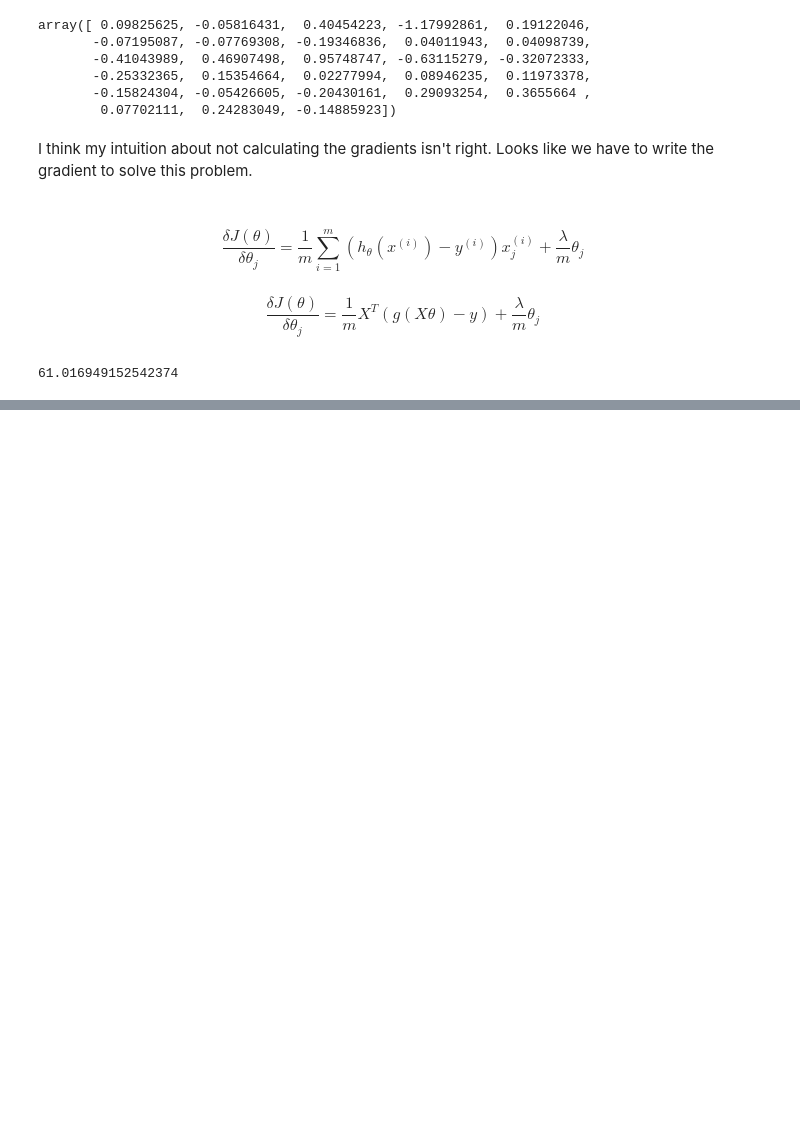
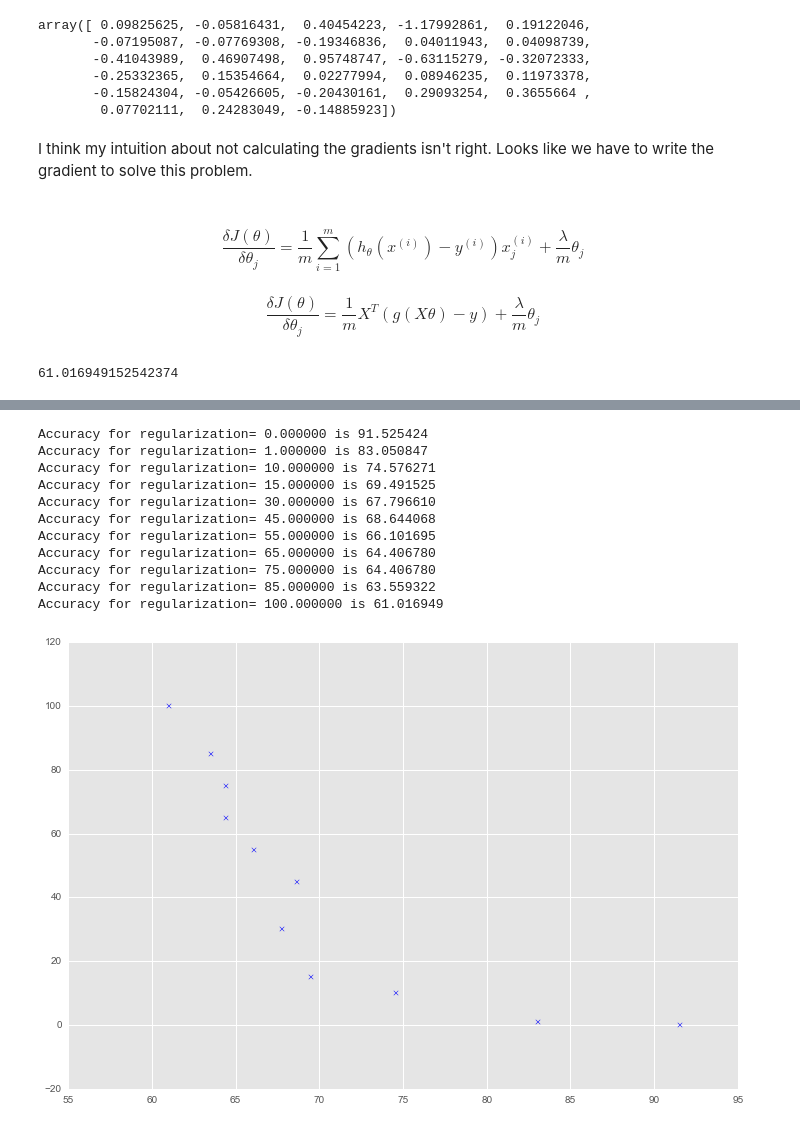
Before and after one commit to Sandeep42/machine-learning-coursera-on-your-face, a Jupyter notebook: Exercise 2 Logistic Regression.ipynb, the cells around one changed output, grey strips where cells are left out. Saved outputs shown, nothing was run; the diff lists cells and outputs as text; code cells hidden in the pictures; blank space fills up the shorter version.

Commit message:
Fixed regularized logistic regression, to add plots

```diff
--- a/Exercise 2 Logistic Regression.ipynb
+++ b/Exercise 2 Logistic Regression.ipynb
@@ -211,0 +221,21 @@ result = minimize(cost_function_reg, initial_theta, args=(poly, y, reg),
+# %%
+for i, reg in enumerate([0,1,10,15,30,45,55,65,75,85,100]):
+    reg = reg
+    result = minimize(cost_function_reg, initial_theta, args=(poly, y, reg),
+                  method= None, jac=gradientLogReg, options={'maxiter':10000})
+    accuracy = 100.0*sum(predict(result.x, poly) == y.ravel())/y.size
+    print('Accuracy for regularization= %f is %f') %(reg,accuracy)
+    plt.scatter(x=accuracy,y=reg,marker='x')
+# %% [output]
+Accuracy for regularization= 0.000000 is 91.525424
+Accuracy for regularization= 1.000000 is 83.050847
+Accuracy for regularization= 10.000000 is 74.576271
+Accuracy for regularization= 15.000000 is 69.491525
+Accuracy for regularization= 30.000000 is 67.796610
+Accuracy for regularization= 45.000000 is 68.644068
+Accuracy for regularization= 55.000000 is 66.101695
+Accuracy for regularization= 65.000000 is 64.406780
+Accuracy for regularization= 75.000000 is 64.406780
+Accuracy for regularization= 85.000000 is 63.559322
+Accuracy for regularization= 100.000000 is 61.016949
+[figure, added]
```
Also changed, not shown: parts of 2 cells of this notebook.
